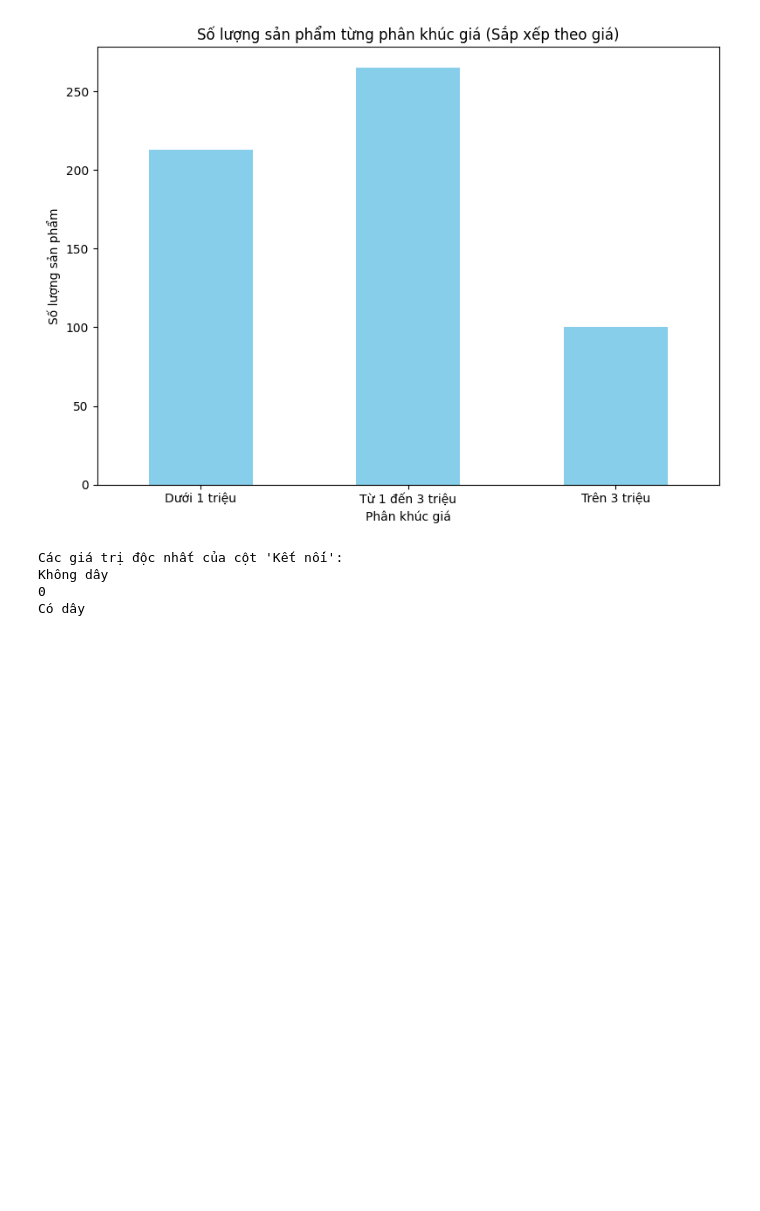
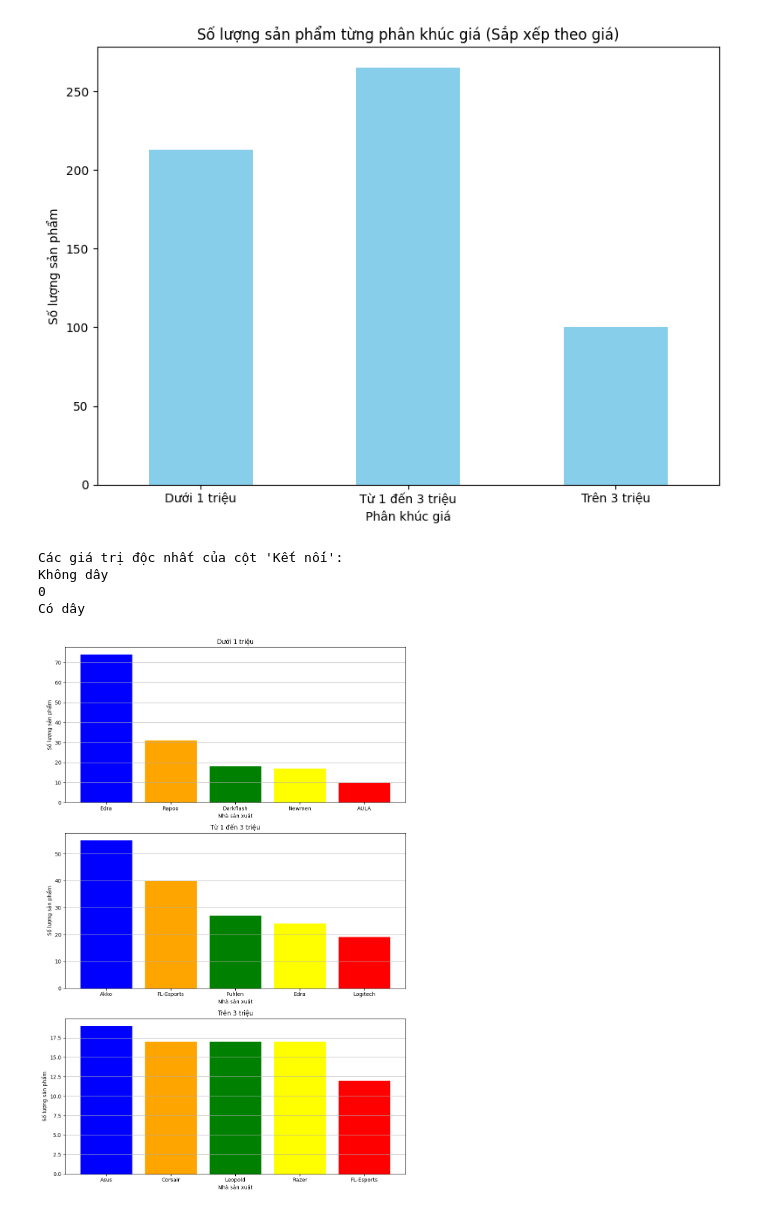
Before and after one commit to tuananh2804/keyboard-crawler, a Jupyter notebook: keyboard.ipynb, the cells around one changed output. Cells and saved outputs as stored; diff of their text form; code cells hidden in the pictures; blank space fills up the shorter version.

```diff
--- a/keyboard.ipynb
+++ b/keyboard.ipynb
@@ -265,3 +265,31 @@ Các giá trị độc nhất của cột 'Kết nối':
 Không dây
 0
 Có dây
+# %%
+import pandas as pd
+import matplotlib.pyplot as plt
+
+# Đọc dữ liệu từ file CSV
+data = pd.read_csv('updated_data.csv')
+
+# Chia dữ liệu thành các phân khúc giá
+data['Price Segment'] = pd.cut(data['Giá(đ)'], bins=[0, 1000000, 3000000, float('inf')], labels=['Dưới 1 triệu', 'Từ 1 đến 3 triệu', 'Trên 3 triệu'])
+
+# Tính toán top 3 nhà sản xuất cho mỗi phân khúc giá
+top_3_manufacturers = data.groupby(['Price Segment', 'Nhà sản xuất']).size().groupby(level=0, group_keys=False).nlargest(5).reset_index(name='Count')
+
+# Vẽ biểu đồ
+fig, axes = plt.subplots(nrows=3, ncols=1, figsize=(10, 15))
+
+for i, (segment, segment_data) in enumerate(top_3_manufacturers.groupby('Price Segment')):
+    ax = axes[i]
+    ax.bar(segment_data['Nhà sản xuất'], segment_data['Count'], color=['blue', 'orange', 'green','yellow','red'])
+    ax.set_title(segment)
+    ax.set_ylabel('Số lượng sản phẩm')
+    ax.set_xlabel('Nhà sản xuất')
+    ax.grid(axis='y')
+
+plt.tight_layout()
+plt.show()
+# %% [output]
+[figure, added]
```
Also changed, not shown: parts of 3 cells of this notebook.
